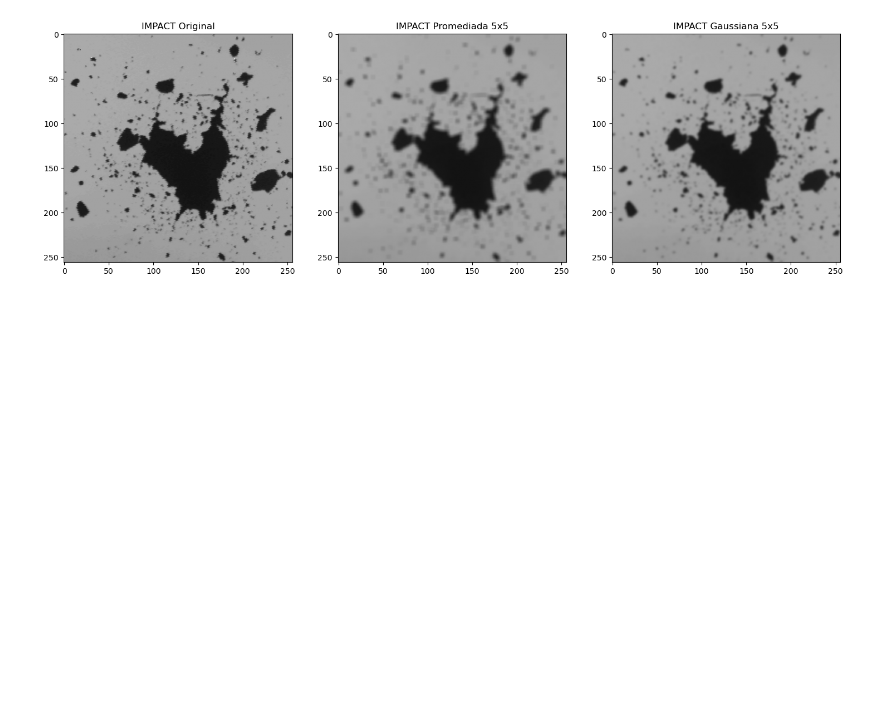
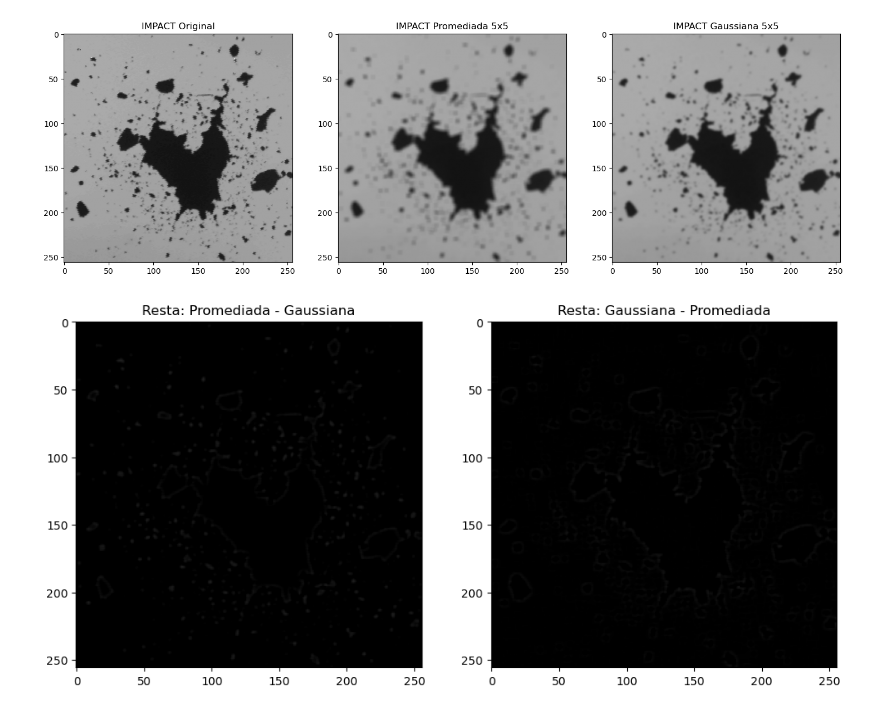
Before and after one commit to ImagenesYVision/Taller5, a Jupyter notebook: Taller5.ipynb, the cells around one changed output. Cells and saved outputs as stored; diff of their text form; code cells hidden in the pictures; blank space fills up the shorter version.

```diff
--- a/Taller5.ipynb
+++ b/Taller5.ipynb
@@ -198,3 +198,16 @@ ax[2].set_title('IMPACT Gaussiana 5x5')
 plt.show()
 # %% [output]
 [figure]
+# %%
+subtraction1 = cv2.subtract(impact_prom, impact_gauss)
+subtraction2 = cv2.subtract(impact_gauss, impact_prom)
+
+# Visualización de las restas
+fig, ax = plt.subplots(1,2, figsize=(12, 6))
+ax[0].imshow(subtraction1, cmap='gray', vmin=0, vmax=255)
+ax[0].set_title('Resta: Promediada - Gaussiana')
+ax[1].imshow(subtraction2, cmap='gray', vmin=0, vmax=255)
+ax[1].set_title('Resta: Gaussiana - Promediada')
+plt.show()
+# %% [output]
+[figure, added]
```
Also changed, not shown: parts of 1 cell of this notebook.
